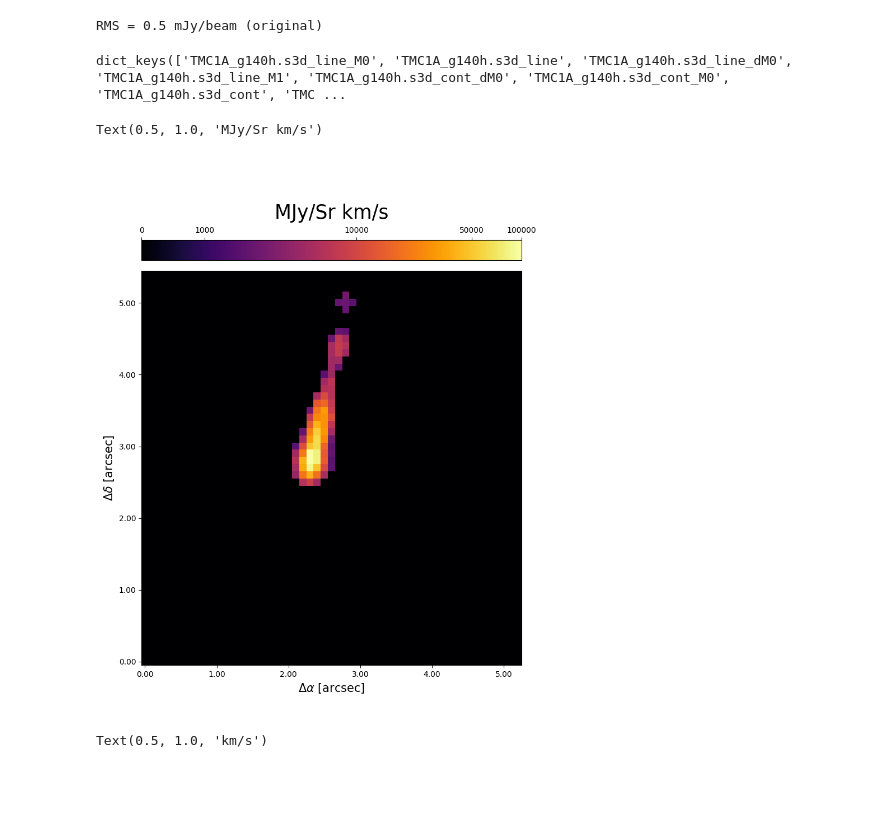
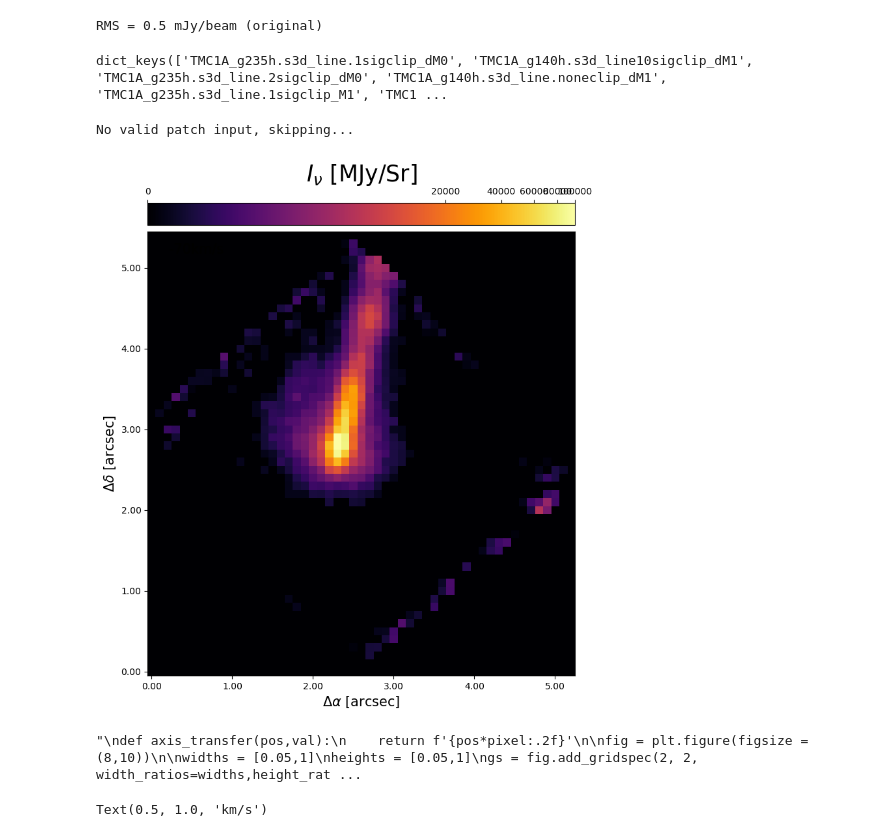
Before and after one commit to KuoJuiWu/2025Fall_ISM_Project, a Jupyter notebook: notebook/ism.ipynb, the cells around one changed output. Drawn from its saved outputs; the diff is of its cells as text; code cells hidden in the pictures; blank space fills up the shorter version.

```diff
--- a/notebook/ism.ipynb
+++ b/notebook/ism.ipynb
@@ -237,51 +252,58 @@ bm.save_to_FITS(moments = moments, method= 'first', path= filepath+"TMC1A_g140h.
 RMS = 0.5 mJy/beam (original)
 # %%
 # Read the continuum moment 0 map
-filepath = '/media/kuo-jui/data/ISM_finalproject/subtract_continuum/'
-os.chdir(filepath)
-
+#filepath = '/media/kuo-jui/data/ISM_finalproject/subtract_continuum/'
+#os.chdir(filepath)
+import  os, sys
+import astropy.io.fits as fits
+#os.chdir('subtract_continuum')
 fitls = glob.glob('*.fits')
 subcont_dict = {}
 for i in fitls:
     hdul = fits.open(i)
     header = hdul[0].header
     data = hdul[0].data
-    name = i.split('.')[0] +'.' + i.split('.')[1]
+    name = i.split('.fits')[0]
     subcont_dict['%s' %(name)] = {'header': header, 'data': data}
 print(subcont_dict.keys())
-# dict_keys(['TMC1A_g140h.s3d_line', 'TMC1A_g140h.s3d_cont_dM0', 'TMC1A_g140h.s3d_cont_M0', 'TMC1A_g140h.s3d_cont'])
+# 'TMC1A_g140h.s3d_line.1sigclip_M0', 'TMC1A_g140h.s3d_line.noneclip_dM1', 'TMC1A_g140h.s3d_line.1sigclip_M1', 'TMC1A_g140h.s3d_line', 'TMC1A_g140h.s3d_line.1sigclip_dM1',
+# 'TMC1A_g140h.s3d_cont', 'TMC1A_g140h.s3d_line.noneclip_M0', 'TMC1A_g140h.s3d_line.1sigclip_dM0', 'TMC1A_g140h.s3d_line.noneclip_dM0', 'TMC1A_g140h.s3d_line.noneclip_M1'
 # %% [output]
-dict_keys(['TMC1A_g140h.s3d_line_M0', 'TMC1A_g140h.s3d_line', 'TMC1A_g140h.s3d_line_dM0', 'TMC1A_g140h.s3d_line_M1', 'TMC1A_g140h.s3d_cont_dM0', 'TMC1A_g140h.s3d_cont_M0', 'TMC1A_g140h.s3d_cont', 'TMC ...
+dict_keys(['TMC1A_g235h.s3d_line.1sigclip_dM0', 'TMC1A_g140h.s3d_line10sigclip_dM1', 'TMC1A_g235h.s3d_line.2sigclip_dM0', 'TMC1A_g140h.s3d_line.noneclip_dM1', 'TMC1A_g235h.s3d_line.1sigclip_M1', 'TMC1 ...
 # %%
 # Plot the Moment zero map of 1.644 line
-g140_s3d_lint_M0 = subcont_dict['TMC1A_g140h.s3d_line_M0']['data']
-pixel = subcont_dict['TMC1A_g140h.s3d_line_M0']['header']['CDELT1']*3600 # change the pixel unit  qfrom deg to arcsec
+g140_s3d_lint_M0 = subcont_dict['TMC1A_g140h.s3d_line.10sigclip_M0']['data']
+pixel = subcont_dict['TMC1A_g140h.s3d_line.10sigclip_M0']['header']['CDELT1']*3600 # change the pixel unit  qfrom deg to arcsec
 
+plot_image(g140_s3d_lint_M0, header, vmin = -1, vmax = 1e5)
+'''
 def axis_transfer(pos,val):
     return f'{pos*pixel:.2f}'
 
 fig = plt.figure(figsize = (8,10))
 
 widths = [0.05,1]
 heights = [0.05,1]
 gs = fig.add_gridspec(2, 2, width_ratios=widths,height_ratios=heights)
 gs.update(left=0.05, right=0.95, bottom=0.08, top=0.85, wspace=0.02, hspace=0.02)
 
 ax1 = fig.add_subplot(gs[1,1])
 cbar1 = fig.add_subplot(gs[0,1])
 norm1 = ImageNormalize(g140_s3d_lint_M0, vmin= -1, vmax = 1e5, stretch=AsinhStretch(a=1e-2))
 plt1 = ax1.imshow(g140_s3d_lint_M0, norm = norm1, cmap= 'inferno', origin = 'lower')
 cb1 = Colorbar(ax = cbar1, mappable = plt1, orientation = 'horizontal', ticklocation = 'top', ticks = [0, 1e3, 1e4, 5e4, 1e5])
 
 ax1.xaxis.set_major_formatter(FuncFormatter(axis_transfer))
 ax1.yaxis.set_major_formatter(FuncFormatter(axis_transfer))
 ax1.set_xlabel(r'$\Delta \alpha$' +' [arcsec]', fontsize = 15)
 ax1.set_ylabel(r'$\Delta \delta$'+' [arcsec]',fontsize = 15)
 ax1.text(0.05,0.95, 'FeII',transform=ax1.transAxes,fontsize = 15)
 cbar1.set_title('MJy/Sr km/s',fontsize = 25, pad= 10)
+'''
 # %% [output]
-Text(0.5, 1.0, 'MJy/Sr km/s')
+No valid patch input, skipping...
-[figure, old version]
+[figure, new version]
+"\ndef axis_transfer(pos,val):\n    return f'{pos*pixel:.2f}'\n\nfig = plt.figure(figsize = (8,10))\n\nwidths = [0.05,1]\nheights = [0.05,1]\ngs = fig.add_gridspec(2, 2, width_ratios=widths,height_rat ...
 # %%
 # Plot the Moment one map of 1.644 line
 g140_s3d_line_M1 = subcont_dict['TMC1A_g140h.s3d_line_M1']['data']
```
Also changed, not shown: parts of 6 cells of this notebook, 6 other files.
